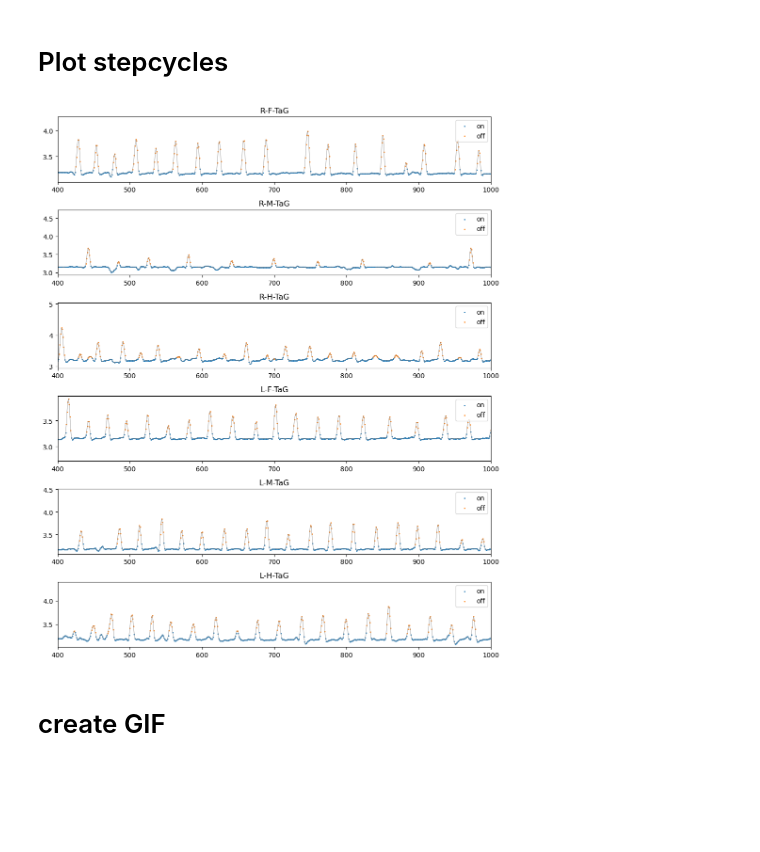
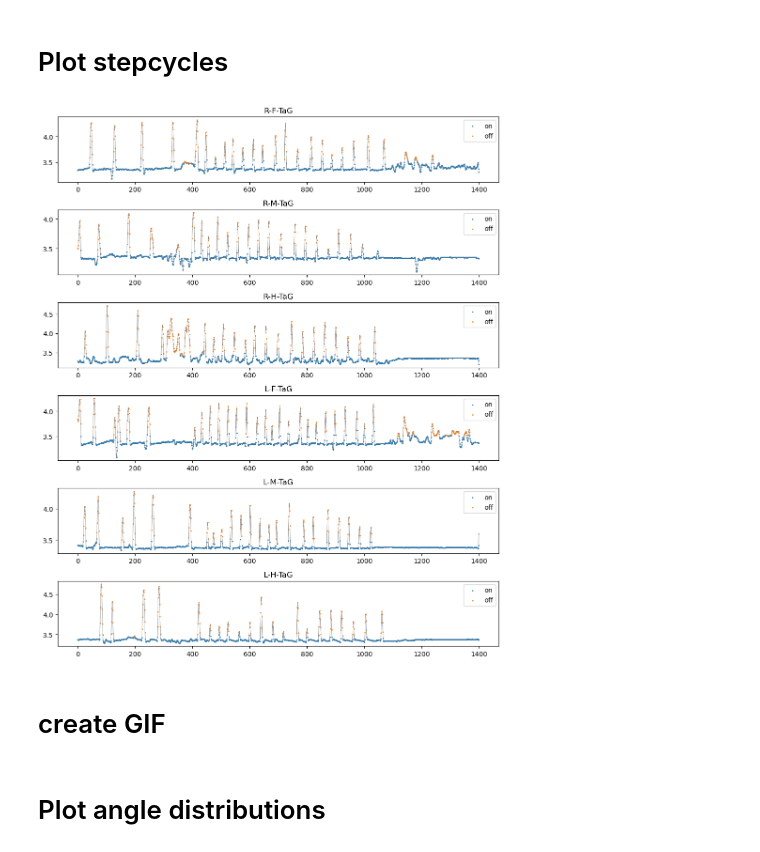
Before and after one commit to bidaye-lab/kinematics_analysis, a Jupyter notebook: data_visualization.ipynb, the cells around one changed output. Saved outputs shown, nothing was run; the diff lists cells and outputs as text; code cells hidden in the pictures; blank space fills up the shorter version.

```diff
--- a/data_visualization.ipynb
+++ b/data_visualization.ipynb
@@ -19,7 +20,7 @@ l_ball_c = [
 ]
 # %%
 # select one dataset
-neuron = 2 # 0: BPN, 1: P9 right, 2: P9 left
+neuron = 1 # 0: BPN, 1: P9 right, 2: P9 left
 
 # set df and ball center
 df = dfs.loc[neuron, 'flydata']
@@ -55,4 +56,6 @@ df_raw
 # distances for joints from center of ball
 df_d = utl.dist_from_center(df_raw, ball_c)
 df_d
+
+df_raw
 # %% [output]
@@ -87,35 +90,35 @@ def plot_tag(df_raw, df_d, flynum, tnum, xlim=(None, None), ylim=(None, None), f
     for c, ax in zip(cols, axarr):
 
         r = df2.loc[first_frame:last_frame, c]
         ax.plot(r, lw=0.5, c='gray')
 
         c_on = '{}_stepcycle'.format(leg2step[c[:3]])
         f_on = df1.loc[first_frame:last_frame, c_on]
 
         x = r.loc[f_on]
         ax.scatter(x.index, x.values, s=1, label='on')
 
         x = r.loc[~f_on]
         ax.scatter(x.index, x.values, s=1, label='off')
 
         ax.legend(loc='upper right')
         ax.set_title(c)
         ax.set_xlim(xlim)
         ax.set_ylim(ylim)
 
 
     fig.tight_layout()
 
     if path:
         fig.savefig(path)
 
     if close_fig:
         plt.close(fig)
 
 flynum, tnum = 1, 1
-plot_tag(df_raw, df_d, flynum, tnum, xlim=(400, 1000))
+plot_tag(df_raw, df_d, flynum, tnum, xlim=(None, None))
 # %% [output]
-[figure, old version]
+[figure, new version]
 # %% [markdown]
 # create GIF
 # %%
@@ -168,3 +171,5 @@ for f in np.arange(*frames):
 
 
 write_gif(l_png, 'combined.gif', force_overwrite=True)
+# %% [markdown]
+# Plot angle distributions
```
Also changed, not shown: parts of 4 cells of this notebook.
